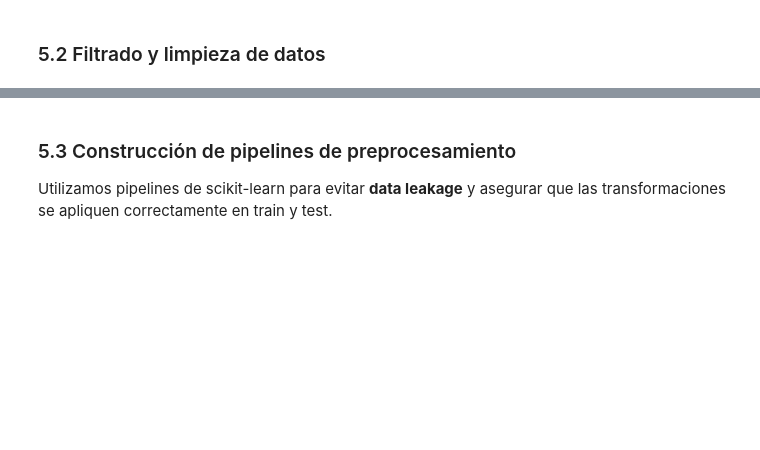
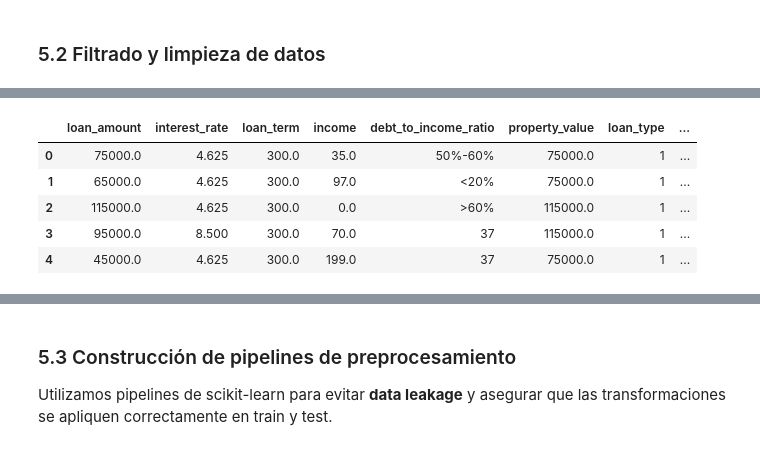
Before and after one commit to thisisrober/hmda-loan-approval-ml-analysis, a Jupyter notebook: notebook.ipynb, the cells around one changed output, grey strips where cells are left out. Cells and saved outputs as stored; diff of their text form; code cells hidden in the pictures; blank space fills up the shorter version.

```diff
--- a/notebook.ipynb
+++ b/notebook.ipynb
@@ -608,18 +854,3 @@ Tras la selección de variables y la creación de la variable objetivo, podemos
 - El dataframe resultante (`df_modelo`) contiene únicamente las variables seleccionadas y la variable objetivo, lo que simplifica el preprocesamiento y el entrenamiento de modelos.
 # %% [markdown]
 ### 5.2 Filtrado y limpieza de datos
-# %%
-# Eliminar filas con valores faltantes en las variables seleccionadas
-df_modelo_filtrado = df_modelo.dropna()
-
-# Mostrar cuántos registros quedan tras el filtrado
-print(f"Registros tras eliminar filas con valores faltantes: {len(df_modelo_filtrado)}")
-
-# Eliminar filas con valores no numéricos en las variables numéricas clave
-for col in variables_numericas_clave:
-    df_modelo_filtrado[col] = pd.to_numeric(df_modelo_filtrado[col], errors='coerce')
-
-df_modelo_filtrado = df_modelo_filtrado.dropna(subset=variables_numericas_clave)
-
-# Visualizar las primeras filas del dataframe filtrado final para el modelado
-df_modelo_filtrado.head()
@@ -637,0 +857,79 @@ Podemos observar que nos quedamos con 132.132 registros, lo que equivale a una d
+# %%
+print("=" * 60)
+print("ANÁLISIS DE VALORES FALTANTES POR VARIABLE")
+print("=" * 60)
+
+# Paso 1: Garantizar que las variables numéricas son numéricas
+for col in variables_numericas_clave:
+    df_modelo[col] = pd.to_numeric(df_modelo[col], errors='coerce')
+
+# Paso 2: Mostrar % de nulos por columna
+registros_iniciales = len(df_modelo)
+print(f"\nRegistros iniciales: {registros_iniciales}")
+print(f"\nDistribución de 'approved' ANTES de la limpieza:")
+print(df_modelo['approved'].value_counts(normalize=True).round(3))
+
+print(f"\nNulos por variable:")
+nulos_por_col = df_modelo.isnull().sum()
+for col in df_modelo.columns:
+    n_nulos = nulos_por_col[col]
+    if n_nulos > 0:
+        print(f"  {col}: {n_nulos} nulos ({n_nulos/registros_iniciales*100:.1f}%)")
+
+# Paso 3: Estrategia de imputación diferenciada
+from sklearn.impute import SimpleImputer
+
+# Para variables numéricas: imputar con la MEDIANA (robusta ante outliers)
+print(f"\n--- Imputando variables numéricas con mediana ---")
+for col in variables_numericas_clave:
+    if col in df_modelo.columns:
+        n_antes = df_modelo[col].isnull().sum()
+        mediana = df_modelo[col].median()
+        df_modelo[col] = df_modelo[col].fillna(mediana)
+        print(f"  {col}: {n_antes} nulos imputados con mediana = {mediana:.2f}")
+
+# Para variables categóricas: crear categoría "Unknown" para preservar datos
+print(f"\n--- Imputando variables categóricas con 'Unknown' ---")
+variables_categoricas_modelo = [col for col in df_modelo.columns
+                                 if df_modelo[col].dtype == 'object'
+                                 and col in variables_modelo]
+
+for col in variables_categoricas_modelo:
+    n_antes = df_modelo[col].isnull().sum()
+    if n_antes > 0:
+        df_modelo[col] = df_modelo[col].fillna('Unknown')
+        print(f"  {col}: {n_antes} nulos reemplazados con 'Unknown'")
+
+# Paso 4: Eliminar SOLO filas que aún tengan nulos (deberían ser mínimas)
+nulos_restantes = df_modelo.isnull().sum().sum()
+if nulos_restantes > 0:
+    filas_antes = len(df_modelo)
+    df_modelo_filtrado = df_modelo.dropna()
+    filas_despues = len(df_modelo_filtrado)
+    print(f"\n--- Eliminación de filas residuales con nulos ---")
+    print(f"  Filas eliminadas: {filas_antes - filas_despues} ({(filas_antes - filas_despues)/filas_antes*100:.2f}%)")
+else:
+    df_modelo_filtrado = df_modelo.copy()
+    print(f"\n✅ No quedan filas con nulos tras la imputación.")
+
+# Paso 5: VERIFICACIÓN CRÍTICA - Distribución de approved post-limpieza
+registros_finales = len(df_modelo_filtrado)
+print(f"\n{'=' * 60}")
+print(f"VERIFICACIÓN POST-LIMPIEZA")
+print(f"{'=' * 60}")
+print(f"Registros iniciales: {registros_iniciales}")
+print(f"Registros finales: {registros_finales} ({registros_finales/registros_iniciales*100:.1f}%)")
+print(f"\nDistribución de 'approved' DESPUÉS de la limpieza:")
+print(df_modelo_filtrado['approved'].value_counts(normalize=True).round(3))
+
+# ALERTA si el desbalanceo es severo
+prop_aprobados = df_modelo_filtrado['approved'].mean()
+if prop_aprobados > 0.90:
+    print(f"\n⚠️  ALERTA: {prop_aprobados*100:.1f}% de registros son 'aprobados'.")
+    print("   Esto sugiere que la limpieza ha eliminado desproporcionadamente")
+    print("   solicitudes denegadas. Considerar técnicas de rebalanceo.")
+elif prop_aprobados < 0.10:
+    print(f"\n⚠️  ALERTA: Solo {prop_aprobados*100:.1f}% de registros son 'aprobados'.")
+
+df_modelo_filtrado.head()
+# %% [output]
@@ -637,0 +953,6 @@ Podemos observar que nos quedamos con 132.132 registros, lo que equivale a una d
+|  | loan_amount | interest_rate | loan_term | income | debt_to_income_ratio | property_value | loan_type | ... |
+| 0 | 75000.0 | 4.625 | 300.0 | 35.0 | 50%-60% | 75000.0 | 1 | ... |
+| 1 | 65000.0 | 4.625 | 300.0 | 97.0 | <20% | 75000.0 | 1 | ... |
+| 2 | 115000.0 | 4.625 | 300.0 | 0.0 | >60% | 115000.0 | 1 | ... |
+| 3 | 95000.0 | 8.500 | 300.0 | 70.0 | 37 | 115000.0 | 1 | ... |
+| 4 | 45000.0 | 4.625 | 300.0 | 199.0 | 37 | 75000.0 | 1 | ... |
```
Also changed, not shown: parts of 25 cells of this notebook.
